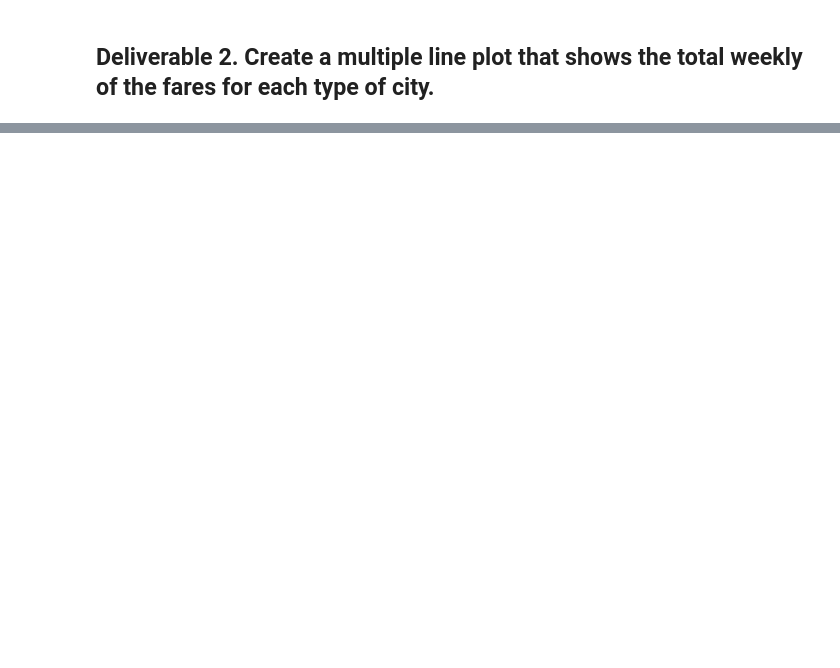
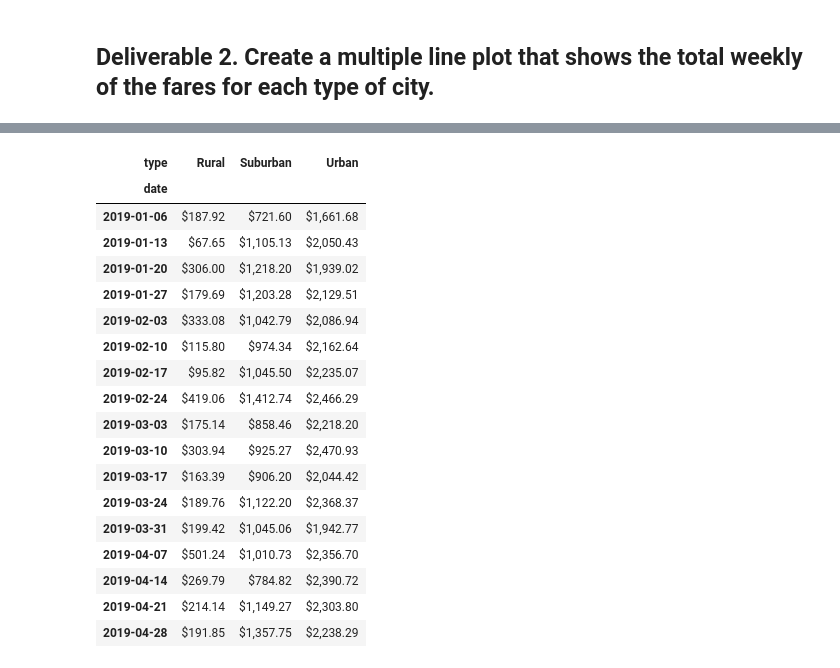
Before and after one commit to ForTheGold/PyBer_Analysis, a Jupyter notebook: PyBer_Challenge.ipynb, the cells around one changed output, grey strips where cells are left out. Cells and saved outputs as stored; diff of their text form; code cells hidden in the pictures; blank space fills up the shorter version.

```diff
--- a/PyBer_Challenge.ipynb
+++ b/PyBer_Challenge.ipynb
@@ -95,3 +133,25 @@ pyber_summary_df
 # %%
 # 8. Create a new DataFrame using the "resample()" function by week 'W' and get the sum of the fares for each week.
+pyber_data_df_dates = pyber_data_df_dates.resample('1W').sum()
+pyber_data_df_dates
+# %% [output]
+| type | Rural | Suburban | Urban |
+| date |  |  |  |
+| 2019-01-06 | $187.92 | $721.60 | $1,661.68 |
+| 2019-01-13 | $67.65 | $1,105.13 | $2,050.43 |
+| 2019-01-20 | $306.00 | $1,218.20 | $1,939.02 |
+| 2019-01-27 | $179.69 | $1,203.28 | $2,129.51 |
+| 2019-02-03 | $333.08 | $1,042.79 | $2,086.94 |
+| 2019-02-10 | $115.80 | $974.34 | $2,162.64 |
+| 2019-02-17 | $95.82 | $1,045.50 | $2,235.07 |
+| 2019-02-24 | $419.06 | $1,412.74 | $2,466.29 |
+| 2019-03-03 | $175.14 | $858.46 | $2,218.20 |
+| 2019-03-10 | $303.94 | $925.27 | $2,470.93 |
+| 2019-03-17 | $163.39 | $906.20 | $2,044.42 |
+| 2019-03-24 | $189.76 | $1,122.20 | $2,368.37 |
+| 2019-03-31 | $199.42 | $1,045.06 | $1,942.77 |
+| 2019-04-07 | $501.24 | $1,010.73 | $2,356.70 |
+| 2019-04-14 | $269.79 | $784.82 | $2,390.72 |
+| 2019-04-21 | $214.14 | $1,149.27 | $2,303.80 |
+| 2019-04-28 | $191.85 | $1,357.75 | $2,238.29 |
 # %%
```
Also changed, not shown: parts of 11 cells of this notebook, 1 other file.
